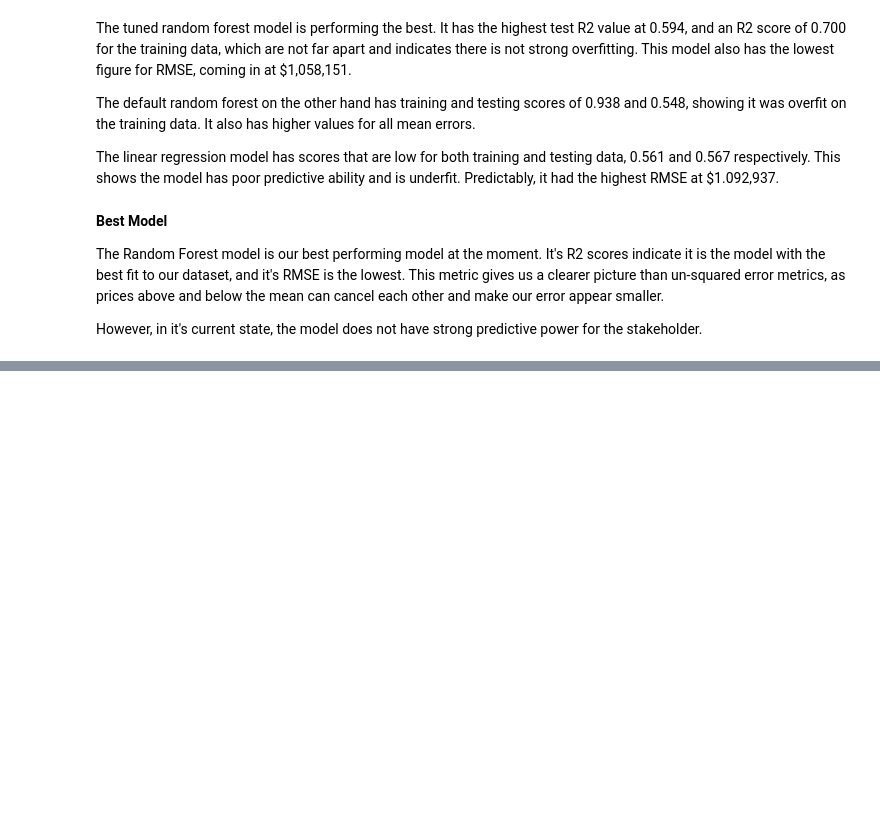
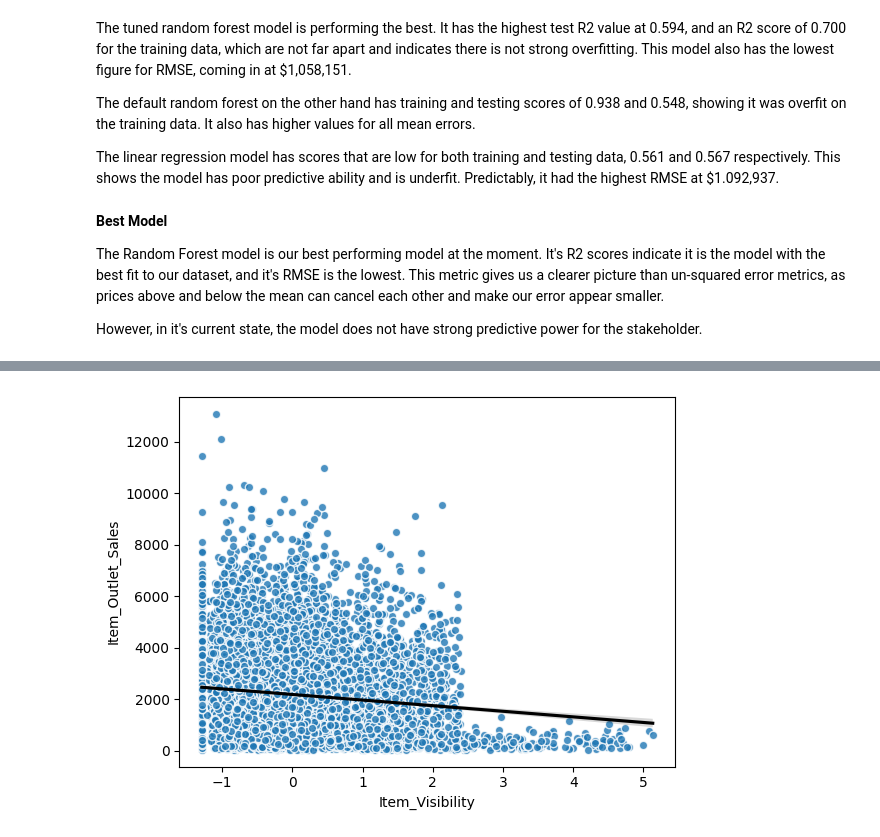
Before and after one commit to JKDS87/Sales-Predictions, a Jupyter notebook: Sales_Predictions_NB.ipynb, the cells around one changed output, grey strips where cells are left out. Drawn from its saved outputs; the diff is of its cells as text; code cells hidden in the pictures; blank space fills up the shorter version.

```diff
--- a/Sales_Predictions_NB.ipynb
+++ b/Sales_Predictions_NB.ipynb
@@ -559,0 +771,8 @@ However, in it's current state, the model does not have strong predictive power
+# %%
+# Item visibility
+sns.regplot(data=plot_df, x='Item_Visibility',
+            y='Item_Outlet_Sales',
+            scatter_kws={'edgecolor':'white'},
+            line_kws={'color':'black'});
+# %% [output]
+[figure, added]
```
Also changed, not shown: parts of 41 cells of this notebook.
